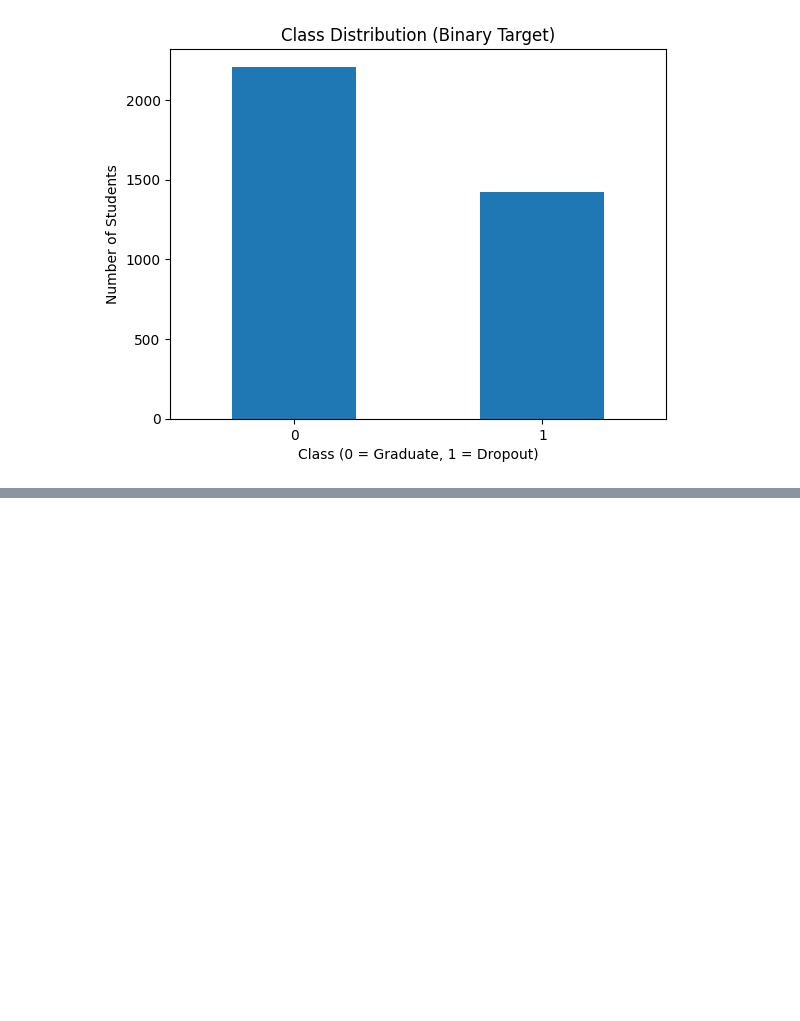
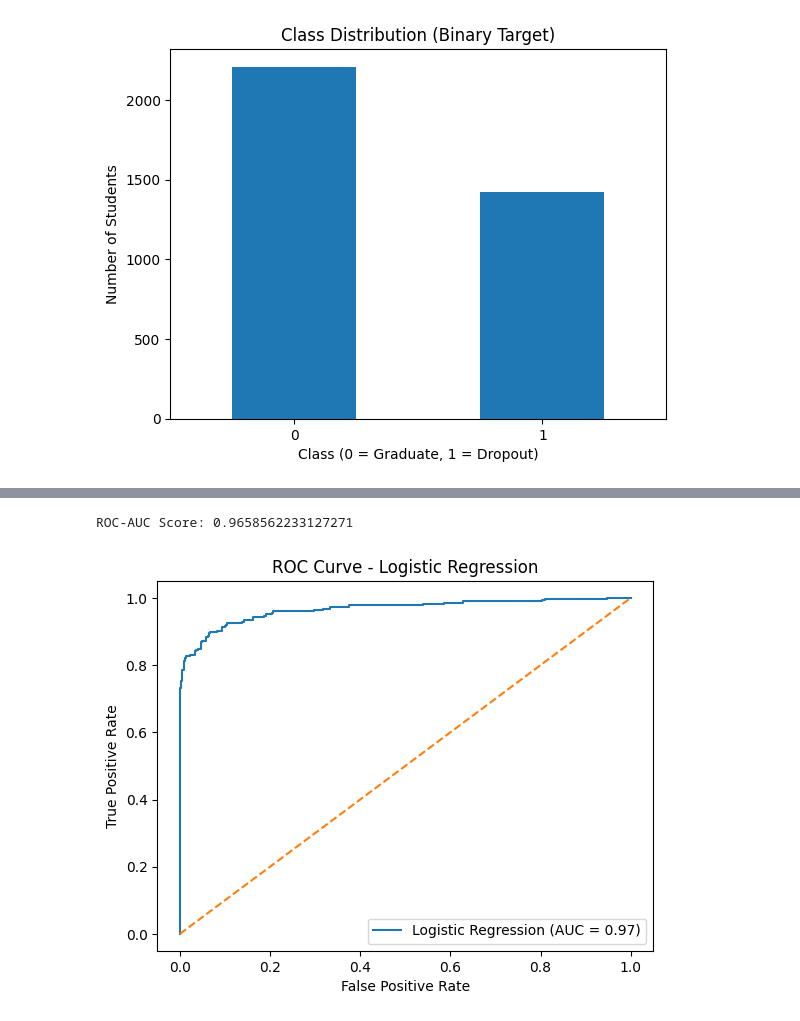
Before and after one commit to islambusra010/final-dissertation-project, a Jupyter notebook: final_porject_dissertation.ipynb, the cells around one changed output, grey strips where cells are left out. Saved outputs shown, nothing was run; the diff lists cells and outputs as text; code cells hidden in the pictures; blank space fills up the shorter version.

Commit message:
baseline logistic regression commit

```diff
--- a/final_porject_dissertation.ipynb
+++ b/final_porject_dissertation.ipynb
@@ -160,0 +185,16 @@ Name: proportion, dtype: float64
+# %%
+from sklearn.model_selection import train_test_split
+
+# Split the dataset into training and testing sets
+X_train, X_test, y_train, y_test = train_test_split(
+    X, y,
+    test_size=0.2,      # 20% test data
+    random_state=42,    # reproducibility
+    stratify=y          # maintain class distribution
+)
+
+# Check shapes
+print("X_train shape:", X_train.shape)
+print("X_test shape:", X_test.shape)
+print("y_train shape:", y_train.shape)
+print("y_test shape:", y_test.shape)
@@ -160,0 +300,53 @@ Name: proportion, dtype: float64
+# %%
+# Import required libraries
+from sklearn.metrics import roc_curve, roc_auc_score
+import matplotlib.pyplot as plt
+
+
+# -----------------------------
+# STEP 1: Get prediction probabilities
+# -----------------------------
+# Instead of predicting only 0 or 1, we get probability of dropout
+
+y_prob = log_model.predict_proba(X_test)[:,1]
+
+
+# -----------------------------
+# STEP 2: Calculate ROC curve values
+# -----------------------------
+# fpr = False Positive Rate
+# tpr = True Positive Rate
+
+fpr, tpr, thresholds = roc_curve(y_test, y_prob)
+
+
+# -----------------------------
+# STEP 3: Calculate AUC score
+# -----------------------------
+# AUC measures how well the model separates the two classes
+
+roc_auc = roc_auc_score(y_test, y_prob)
+
+print("ROC-AUC Score:", roc_auc)
+
+
+# -----------------------------
+# STEP 4: Plot ROC Curve
+# -----------------------------
+
+plt.figure()
+
+plt.plot(fpr, tpr, label="Logistic Regression (AUC = %0.2f)" % roc_auc)
+
+plt.plot([0,1], [0,1], linestyle='--')  # random prediction line
+
+plt.xlabel("False Positive Rate")
+plt.ylabel("True Positive Rate")
+plt.title("ROC Curve - Logistic Regression")
+
+plt.legend()
+
+plt.show()
+# %% [output]
+ROC-AUC Score: 0.9658562233127271
+[figure, added]
```
Also changed, not shown: parts of 5 cells of this notebook.
